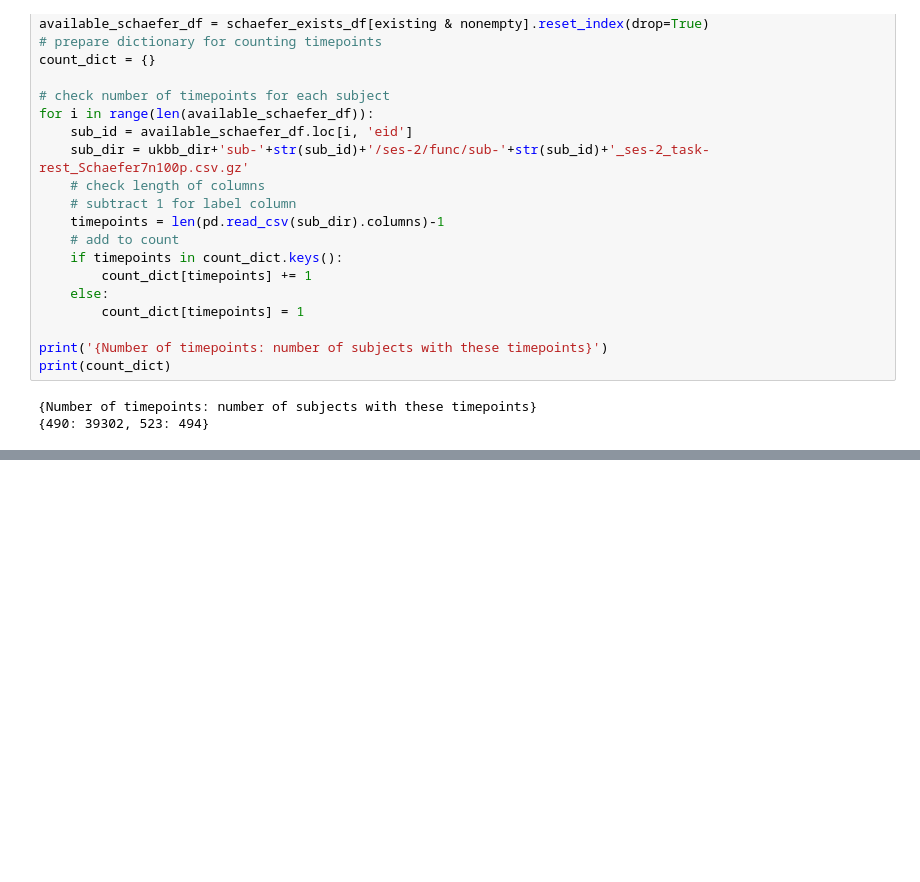
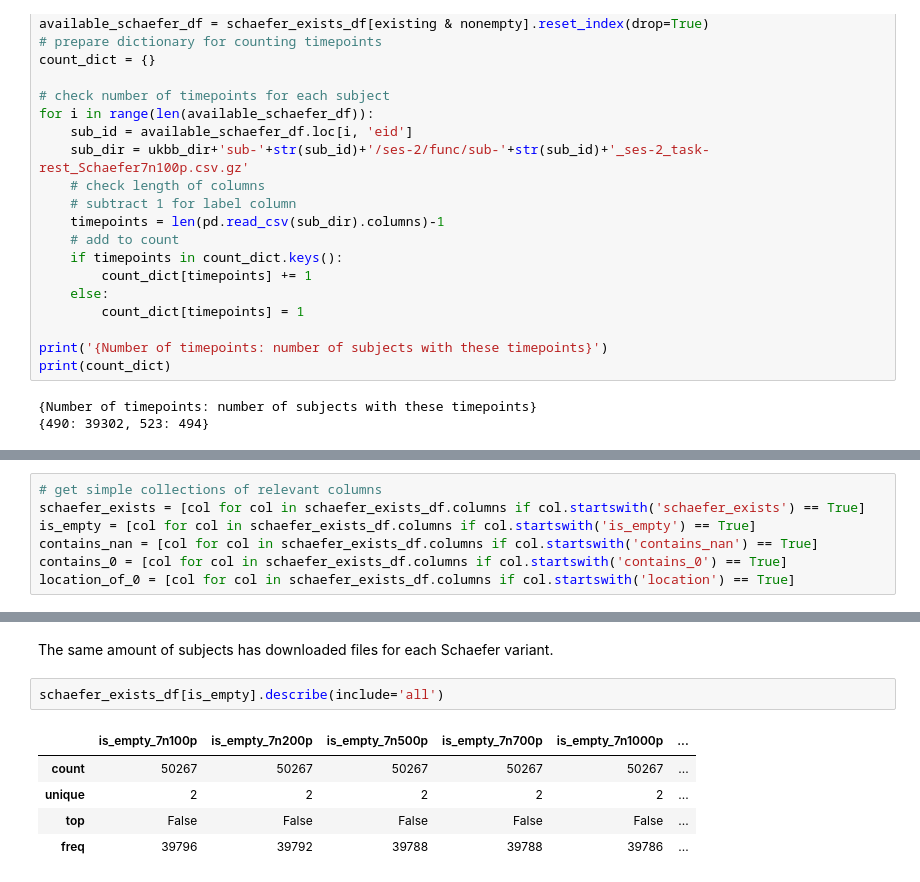
Before and after one commit to laura-riedel/brain_age_1D-CNN, a Jupyter notebook: src/data_specifics.ipynb, the cells around one changed output, grey strips where cells are left out. Cells and saved outputs as stored; diff of their text form; blank space fills up the shorter version.

```diff
--- a/src/data_specifics.ipynb
+++ b/src/data_specifics.ipynb
@@ -51,0 +75,7 @@ print(count_dict)
+# %%
+# get simple collections of relevant columns
+schaefer_exists = [col for col in schaefer_exists_df.columns if col.startswith('schaefer_exists') == True]
+is_empty = [col for col in schaefer_exists_df.columns if col.startswith('is_empty') == True]
+contains_nan = [col for col in schaefer_exists_df.columns if col.startswith('contains_nan') == True]
+contains_0 = [col for col in schaefer_exists_df.columns if col.startswith('contains_0') == True]
+location_of_0 = [col for col in schaefer_exists_df.columns if col.startswith('location') == True]
@@ -51,0 +90,10 @@ print(count_dict)
+# %% [markdown]
+The same amount of subjects has downloaded files for each Schaefer variant.
+# %%
+schaefer_exists_df[is_empty].describe(include='all')
+# %% [output]
+|  | is_empty_7n100p | is_empty_7n200p | is_empty_7n500p | is_empty_7n700p | is_empty_7n1000p | ... |
+| count | 50267 | 50267 | 50267 | 50267 | 50267 | ... |
+| unique | 2 | 2 | 2 | 2 | 2 | ... |
+| top | False | False | False | False | False | ... |
+| freq | 39796 | 39792 | 39788 | 39788 | 39786 | ... |
```
Also changed, not shown: parts of 36 cells of this notebook.
